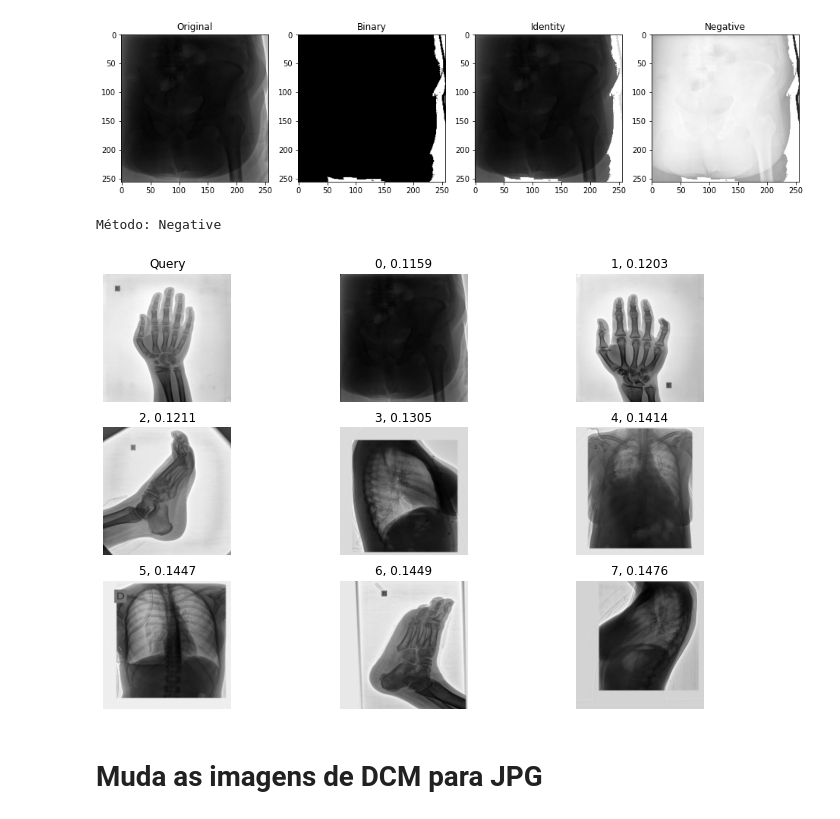
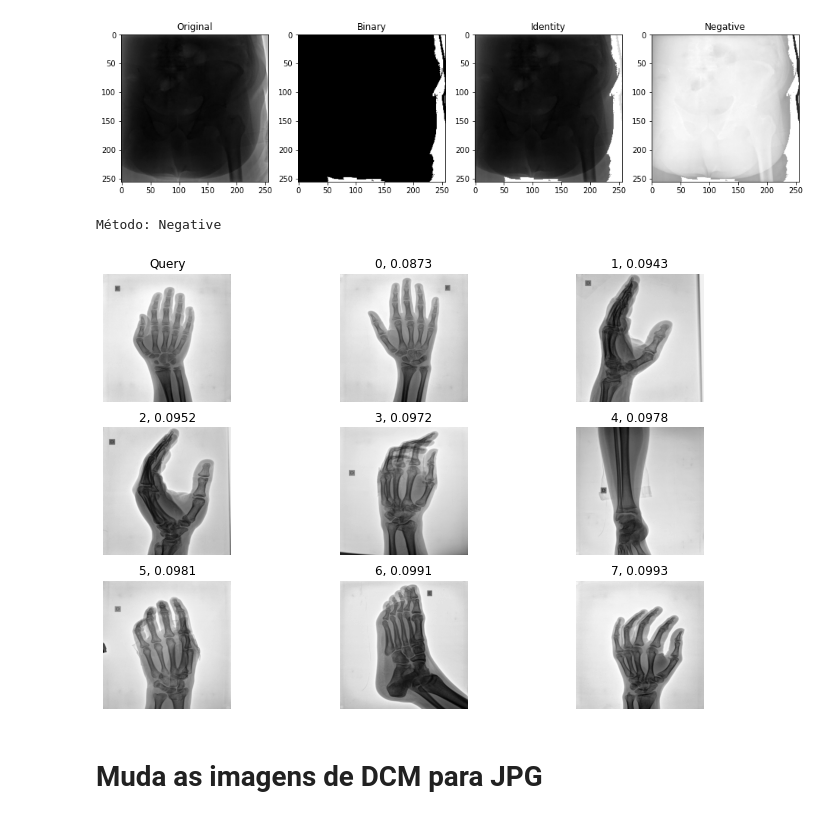
Before and after one commit to juliotrecen/SCC0251AJNT, a Jupyter notebook: Projeto Final.ipynb, the cells around one changed output. Drawn from its saved outputs; the diff is of its cells as text; code cells hidden in the pictures.

```diff
--- a/Projeto Final.ipynb
+++ b/Projeto Final.ipynb
@@ -368,6 +205,7 @@ class LBP:
 
     def get_patches(self, images):
         self.images = images
+        self.n_imgs = len(images)
         patch_arr = Parallel(n_jobs=-1)(delayed(LBP._get_patches)(
             image,
             self.random_state,
@@ -401,7 +239,7 @@ class LBP:
 
         # compute features for each image
         img_feats = []
-        for i in range(n_imgs):
+        for i in range(self.n_imgs):
             # predicting n_patches of an image
             y = self.kmeans_model.predict(patch_lbp[(i*self.n_patches):(i*self.n_patches+self.n_patches)])
 
@@ -438,7 +276,7 @@ class LBP:
 
         # computes distances
         dists = []
-        for i in range(n_imgs):
+        for i in range(self.n_imgs):
             diq = np.sqrt(np.sum( (self.img_feats[i] - query_feats)**2 ))
             dists.append(diq)
 
@@ -515,7 +360,7 @@ plt.show()
 # %% [output]
 [figure]
 # %%
-def recognition_method(lbp_params, queryIndex, method = 0, plot = False):
+def recognition_method(queryIndex, method = 0, plot = False):
     dic = {0:"Original", 1:"Binary", 2:"Identity", 3:"Negative"}
     print("Método: {}".format(dic[method]))
 
@@ -536,17 +381,10 @@ def recognition_method(lbp_params, queryIndex, method = 0, plot = False):
         imgQuery = negative_test_imgs[queryIndex]
         lbp_negative.recognition(imgQuery, queryIndex)
 # %%
-lbp_params = {"random_state" : 4,
-    "patch_size" : (15,15),
-    "n_patches": 250,
-    "lbp_radius":2,
-    "lbp_sampling_pixels" : 8,
-    "n_dic" : 100}
-
-recognition_method(lbp_params, 0, method = 3)
+recognition_method(0, method = 3)
 # %% [output]
 Método: Negative
-[figure, old version]
+[figure, new version]
 # %% [markdown]
 # Muda as imagens de DCM para JPG
 # %%
```
Also changed, not shown: parts of 6 cells of this notebook.
